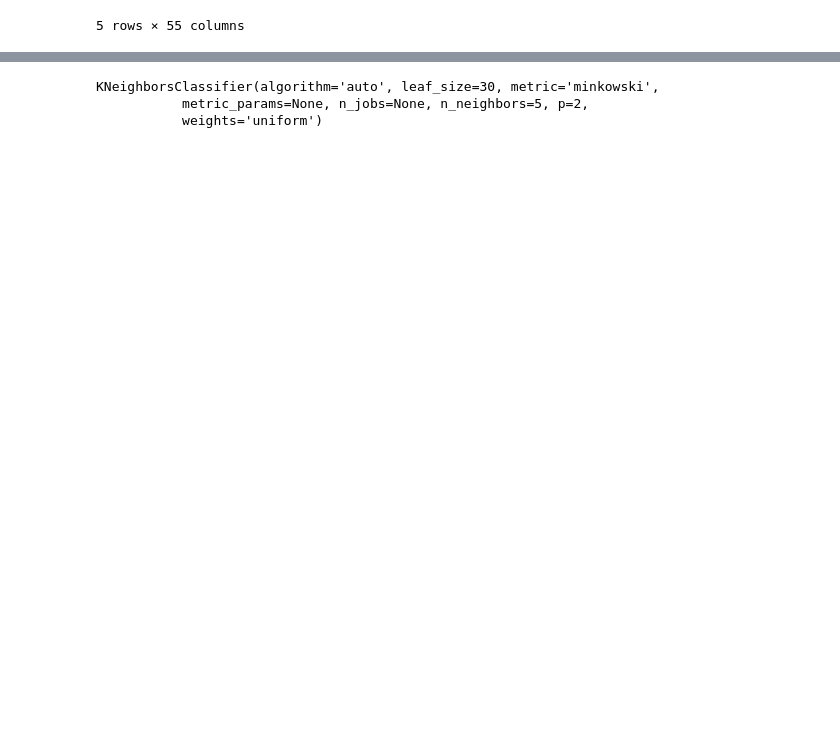
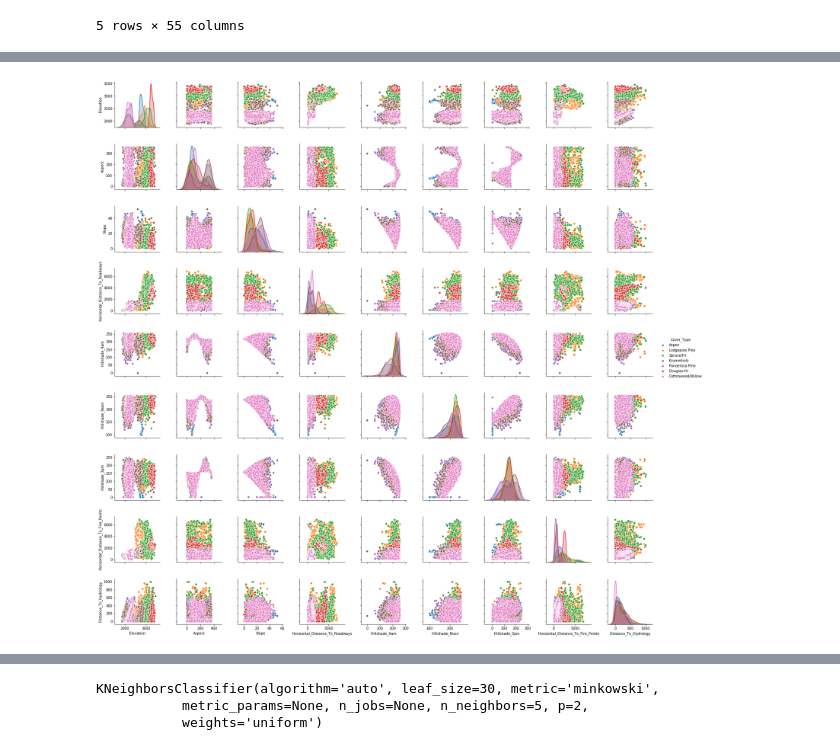
Before and after one commit to patrickcanny/Probably-Interesting-Data, a Jupyter notebook: notebooks/Tree Types.ipynb, the cells around one changed output, grey strips where cells are left out. Cells and saved outputs as stored; diff of their text form; code cells hidden in the pictures; blank space fills up the shorter version.

```diff
--- a/notebooks/Tree Types.ipynb
+++ b/notebooks/Tree Types.ipynb
@@ -15,3 +15,7 @@ trees.head(5)
 | 3 | 2785 | 155 | 18 | 242 | 118 | 3090 | ... |
 | 4 | 2595 | 45 | 2 | 153 | -1 | 391 | ... |
 5 rows × 55 columns
+# %%
+trees["Distance_To_Hydrology"] = ( (trees["Horizontal_Distance_To_Hydrology"] ** 2) + (trees["Vertical_Distance_To_Hydrology"] ** 2) ) ** (0.5)
+trees.drop(["Horizontal_Distance_To_Hydrology","Vertical_Distance_To_Hydrology"], axis=1, inplace=True)
+numerical_trees = trees[["Elevation","Aspect","Slope","Horizontal_Distance_To_Roadways","Hillshade_9am","Hillshade_Noon","Hillshade_3pm","Horizontal_Distance_To_Fire_Points","Distance_To_Hydrology", "Cover_Type"]]
@@ -18 +31,5 @@ trees.head(5)
+# %%
+pp = sns.pairplot(data=numerical_trees.head(5000), hue='Cover_Type')
+# %% [output]
+[figure, added]
 # %%
```
Also changed, not shown: parts of 8 cells of this notebook, 2 other files.
